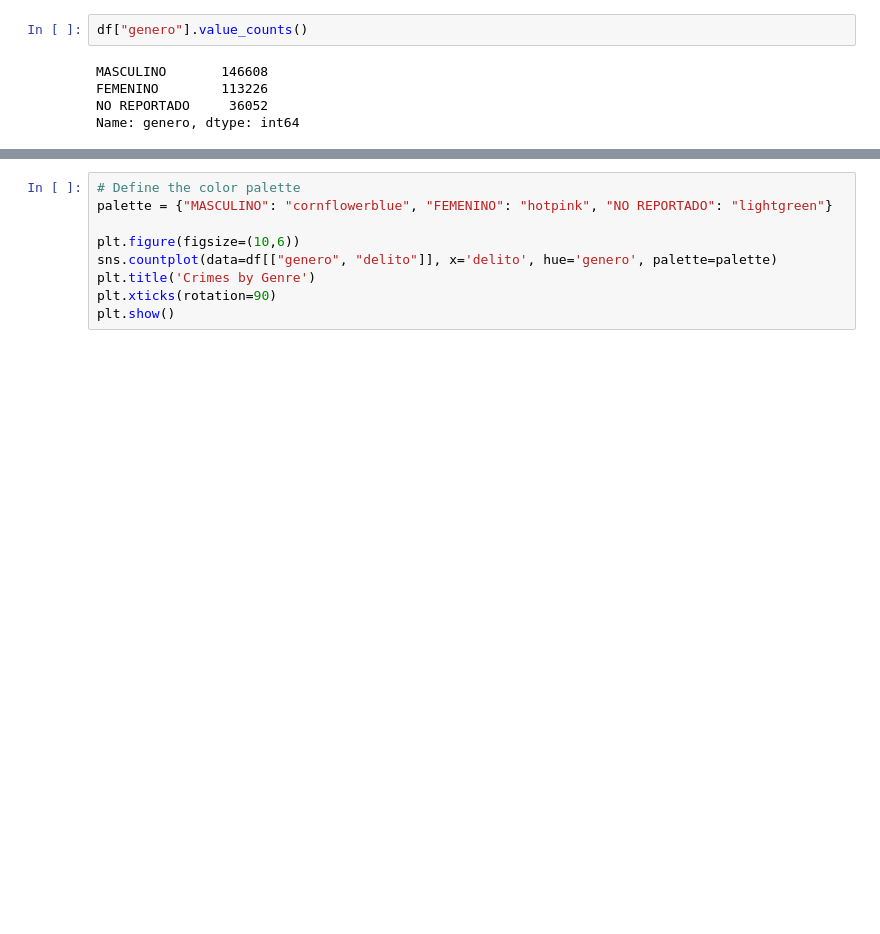
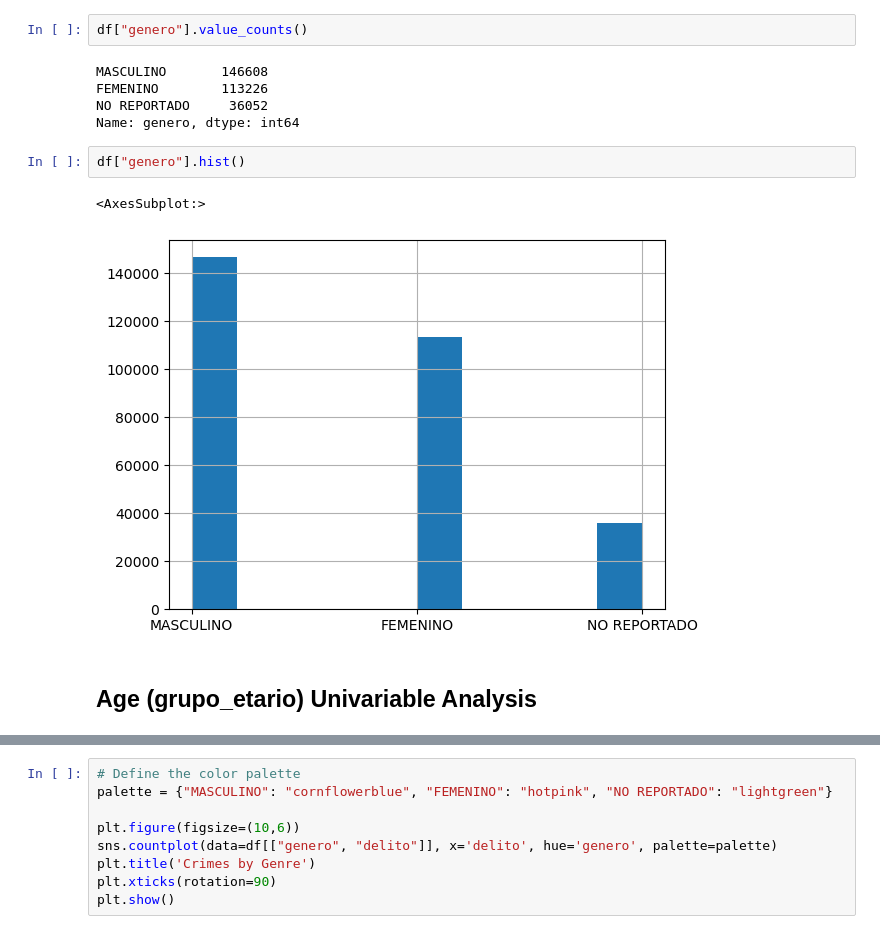
Before and after one commit to Alejolamilla/Colombian-Crimes, a Jupyter notebook: Notebooks/02_EDA.ipynb, the cells around one changed output, grey strips where cells are left out. Saved outputs shown, nothing was run; the diff lists cells and outputs as text; blank space fills up the shorter version.

```diff
--- a/Notebooks/02_EDA.ipynb
+++ b/Notebooks/02_EDA.ipynb
@@ -127,3 +145,10 @@ MASCULINO       146608
 FEMENINO        113226
 NO REPORTADO     36052
 Name: genero, dtype: int64
+# %%
+df["genero"].hist()
+# %% [output]
+<AxesSubplot:>
+[figure, added]
+# %% [markdown]
+## Age (grupo_etario) Univariable Analysis
```
Also changed, not shown: parts of 22 cells of this notebook.
